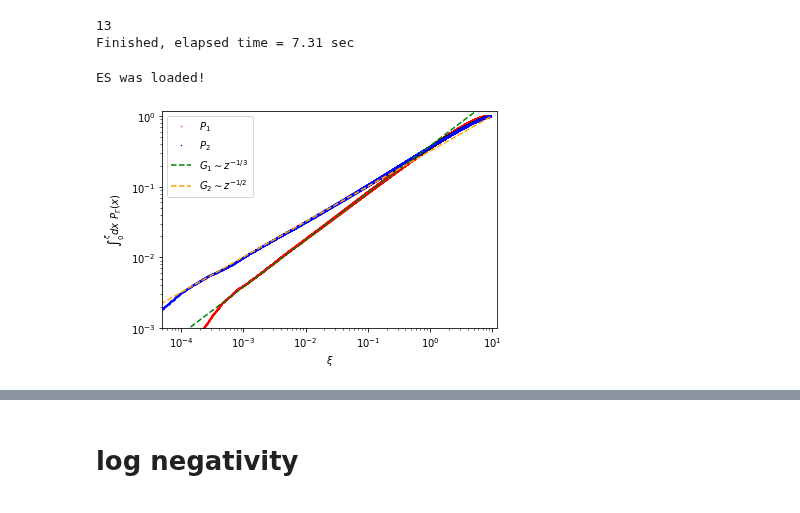
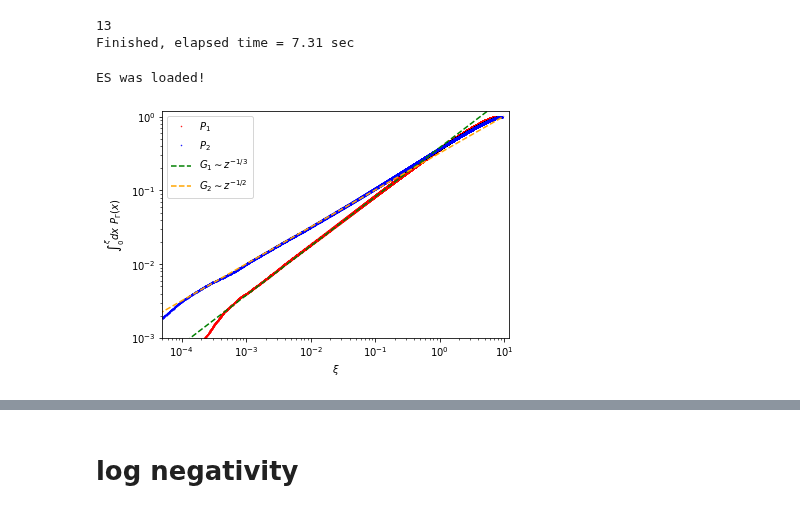
Before and after one commit to hassan-shap/RMT, a Jupyter notebook: symm_draft/Zr_critical.ipynb, the cells around one changed output, grey strips where cells are left out. Drawn from its saved outputs; the diff is of its cells as text; code cells hidden in the pictures.

```diff
--- a/symm_draft/Zr_critical.ipynb
+++ b/symm_draft/Zr_critical.ipynb
@@ -185,34 +185,35 @@ for i_l in range(len(L_sw)):
     vT0 = np.sort(vT0)
     ind_p = np.argwhere(vT0>0)
     vT0p = vT0[ind_p[0][0]:]
     vs = np.sort(vT0p)
     plt.plot(vs,np.linspace(1/len(vT0p),1,len(vT0p)) ,"b.",markersize=msize,label=r"$P_2$")
 
 xx = np.logspace(-5,1)
 plt.plot(xx,0.38*xx**(2/3),"g--",label=r"$G_1\sim z^{-1/3}$")
 plt.plot(xx,0.32*xx**0.5,"--",color="orange",label=r"$G_2\sim z^{-1/2}$")
 
 plt.ylabel(r"$\int_0^\xi dx\ P_\Gamma(x)$")
 plt.xlabel(r"$\xi$")
 plt.xscale("log")
 plt.yscale("log")
 plt.ylim(1e-3,1.2)
 plt.xlim(5e-5,1.2e1)
 plt.legend()
+plt.tight_layout()
 
 plt.savefig('figs/Z%d_critical_log_Labc_%d_%d_%d_symm.pdf' % (r,La,Lb,Lc))
 
 plt.show()
 
 # db0=bins_center0[-1]-bins_center0[0]
 # db1=bins_center1[-1]-bins_center1[0]
 
 # print('vertical ratio: ',np.max(n1)/np.max(n0))
 # print('horizontal ratio: ',db1/db0)
 # print(n_sum-Nrep*Na*Nb)
 # %% [output]
 ES was loaded!
-[figure, old version]
+[figure, new version]
 # %%
 out_dir = "/gscratch/home/hshapourian/RMT/data/" #'data/'
 
```
Also changed, not shown: parts of 1 cell of this notebook, 1 other file.
